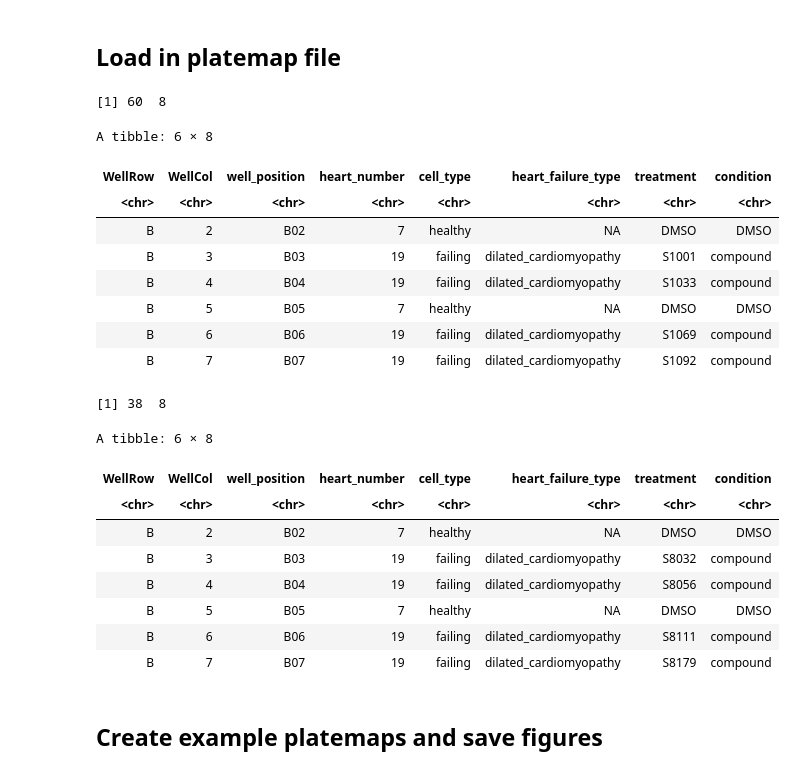
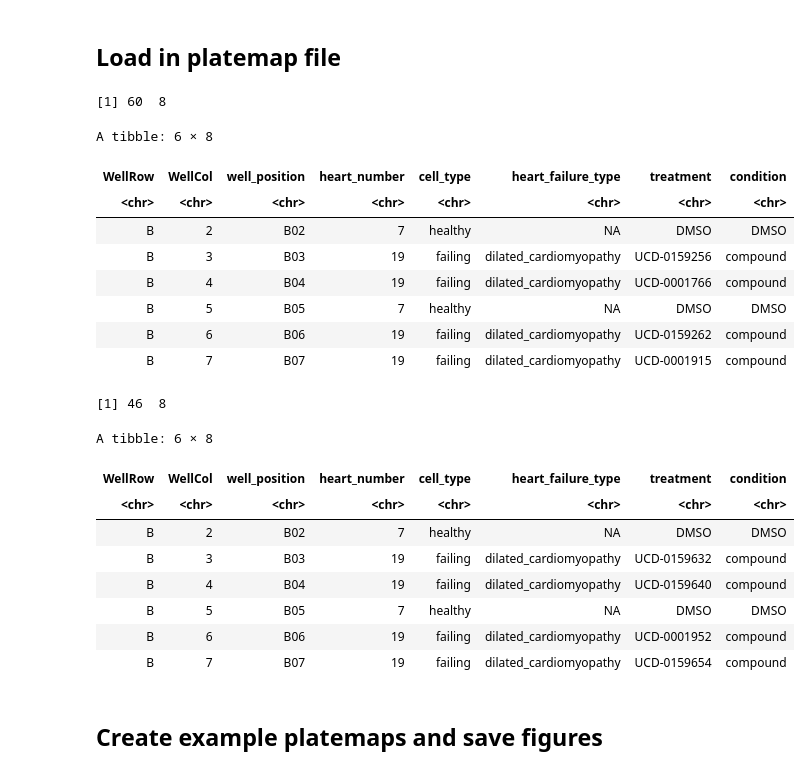
Before and after one commit to WayScience/targeted_fibrosis_drug_screen, a Jupyter notebook: metadata/platemap_vis.ipynb, the cells around one changed output. Saved outputs shown, nothing was run; the diff lists cells and outputs as text; code cells hidden in the pictures.

```diff
--- a/metadata/platemap_vis.ipynb
+++ b/metadata/platemap_vis.ipynb
@@ -36,27 +38,29 @@ output_fig_partial_plate <- file.path(output_dir, "example_platemap_partial_plat
 # %%
 platemap_df_full <- readr::read_csv(
     platemap_file_full,
     col_types = readr::cols(.default = "c")
 )
 
 # Add new column for "condition" to plot on platemap for DMSO versus compound
 platemap_df_full <- platemap_df_full %>%
     mutate(condition = ifelse(treatment == "DMSO", "DMSO",
-                              ifelse(grepl("^S", treatment), "compound", NA)))
+                              ifelse(grepl("^UCD", treatment), "compound",
+                                    ifelse(treatment == "TGFRi", "TGFRi", NA))))
+
 
 print(dim(platemap_df_full))
 head(platemap_df_full)
 # %% [output]
 [1] 60  8
 A tibble: 6 × 8
 | WellRow | WellCol | well_position | heart_number | cell_type | heart_failure_type | treatment | condition |
 | <chr> | <chr> | <chr> | <chr> | <chr> | <chr> | <chr> | <chr> |
 | B | 2 | B02 | 7 | healthy | NA | DMSO | DMSO |
-| B | 3 | B03 | 19 | failing | dilated_cardiomyopathy | S1001 | compound |
-| B | 4 | B04 | 19 | failing | dilated_cardiomyopathy | S1033 | compound |
+| B | 3 | B03 | 19 | failing | dilated_cardiomyopathy | UCD-0159256 | compound |
+| B | 4 | B04 | 19 | failing | dilated_cardiomyopathy | UCD-0001766 | compound |
 | B | 5 | B05 | 7 | healthy | NA | DMSO | DMSO |
-| B | 6 | B06 | 19 | failing | dilated_cardiomyopathy | S1069 | compound |
-| B | 7 | B07 | 19 | failing | dilated_cardiomyopathy | S1092 | compound |
+| B | 6 | B06 | 19 | failing | dilated_cardiomyopathy | UCD-0159262 | compound |
+| B | 7 | B07 | 19 | failing | dilated_cardiomyopathy | UCD-0001915 | compound |
 # %%
 platemap_df_partial <- readr::read_csv(
     platemap_file_partial,
@@ -66,21 +70,23 @@ platemap_df_partial <- readr::read_csv(
 # Add new column for "condition" to plot on platemap for DMSO versus compound
 platemap_df_partial <- platemap_df_partial %>%
     mutate(condition = ifelse(treatment == "DMSO", "DMSO",
-                              ifelse(grepl("^S", treatment), "compound", NA)))
+                              ifelse(grepl("^UCD", treatment), "compound",
+                                    ifelse(treatment == "TGFRi", "TGFRi", NA))))
+
 
 print(dim(platemap_df_partial))
 head(platemap_df_partial)
 # %% [output]
-[1] 38  8
+[1] 46  8
 A tibble: 6 × 8
 | WellRow | WellCol | well_position | heart_number | cell_type | heart_failure_type | treatment | condition |
 | <chr> | <chr> | <chr> | <chr> | <chr> | <chr> | <chr> | <chr> |
 | B | 2 | B02 | 7 | healthy | NA | DMSO | DMSO |
-| B | 3 | B03 | 19 | failing | dilated_cardiomyopathy | S8032 | compound |
-| B | 4 | B04 | 19 | failing | dilated_cardiomyopathy | S8056 | compound |
+| B | 3 | B03 | 19 | failing | dilated_cardiomyopathy | UCD-0159632 | compound |
+| B | 4 | B04 | 19 | failing | dilated_cardiomyopathy | UCD-0159640 | compound |
 | B | 5 | B05 | 7 | healthy | NA | DMSO | DMSO |
-| B | 6 | B06 | 19 | failing | dilated_cardiomyopathy | S8111 | compound |
-| B | 7 | B07 | 19 | failing | dilated_cardiomyopathy | S8179 | compound |
+| B | 6 | B06 | 19 | failing | dilated_cardiomyopathy | UCD-0001952 | compound |
+| B | 7 | B07 | 19 | failing | dilated_cardiomyopathy | UCD-0159654 | compound |
 # %% [markdown]
 ## Create example platemaps and save figures
 # %%
```
Also changed, not shown: parts of 2 cells of this notebook, 14 other files.
